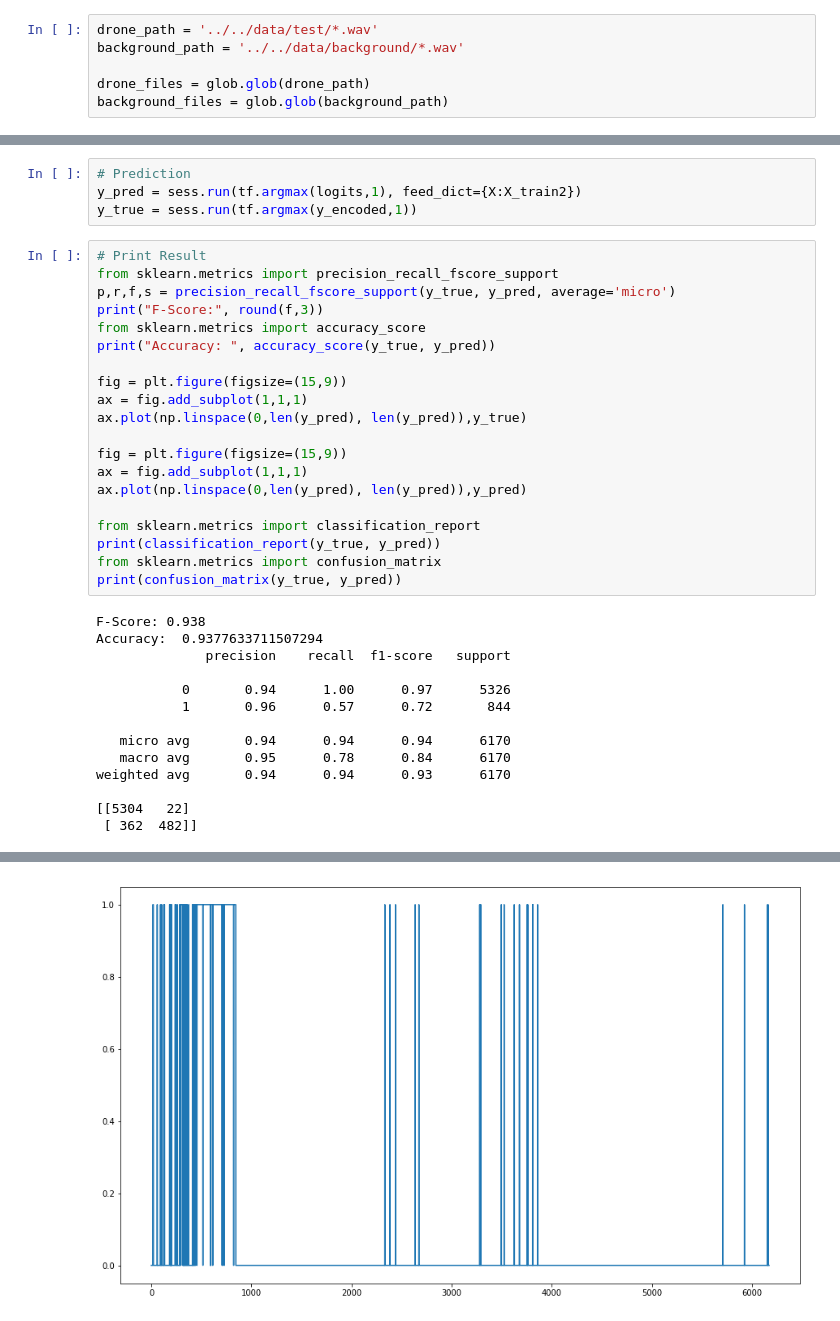
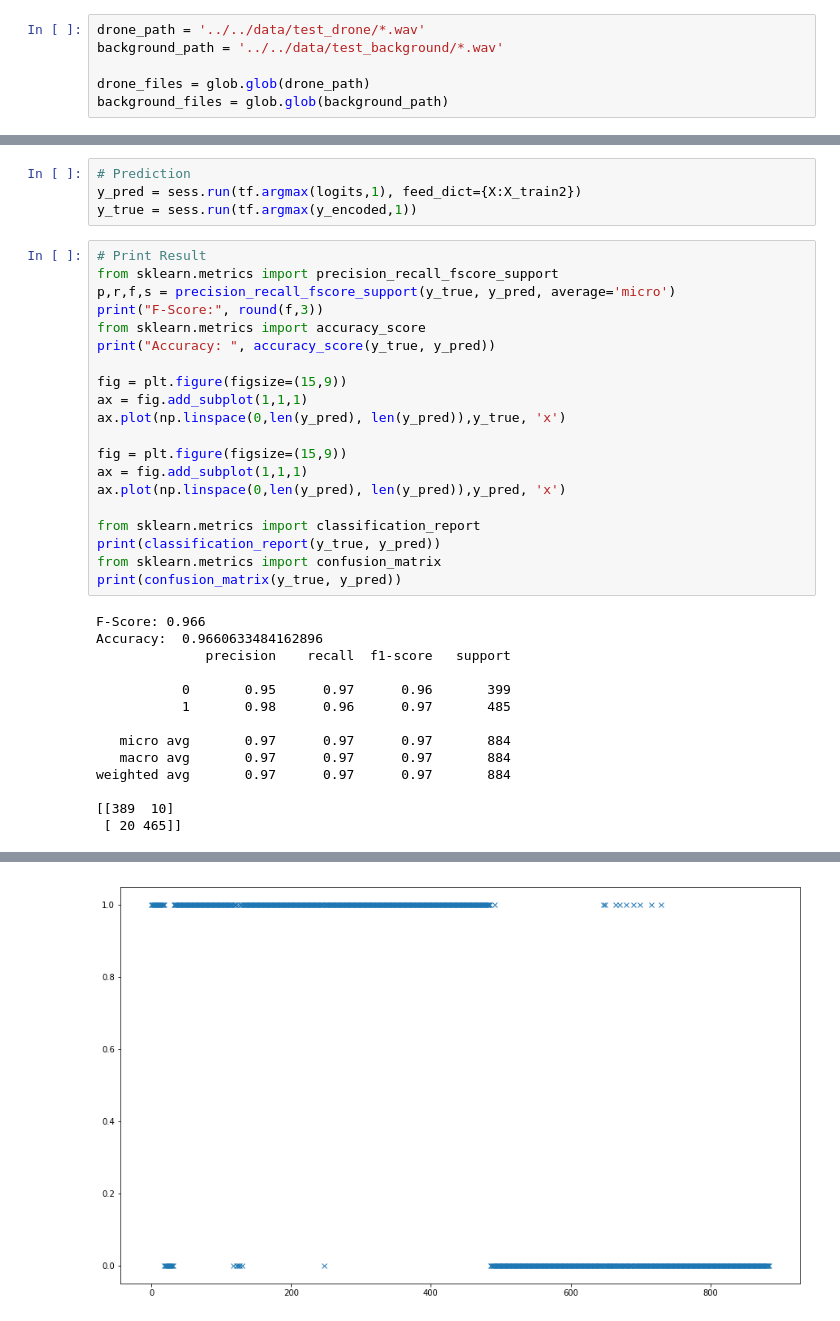
Before and after one commit to gunhoo/Drone-Tracking, a Jupyter notebook: notebook/CNN/CNN-Test-MultiLayer.ipynb, the cells around one changed output, grey strips where cells are left out. Cells and saved outputs as stored; diff of their text form.

```diff
--- a/notebook/CNN/CNN-Test-MultiLayer.ipynb
+++ b/notebook/CNN/CNN-Test-MultiLayer.ipynb
@@ -8,8 +8,8 @@ import librosa
 import tensorflow as tf
 import glob
 # %%
-drone_path = '../../data/test/*.wav'
-background_path = '../../data/background/*.wav'
+drone_path = '../../data/test_drone/*.wav'
+background_path = '../../data/test_background/*.wav'
 
 drone_files = glob.glob(drone_path)
 background_files = glob.glob(background_path)
@@ -130,27 +129,27 @@ print("Accuracy: ", accuracy_score(y_true, y_pred))
 
 fig = plt.figure(figsize=(15,9))
 ax = fig.add_subplot(1,1,1)
-ax.plot(np.linspace(0,len(y_pred), len(y_pred)),y_true)
+ax.plot(np.linspace(0,len(y_pred), len(y_pred)),y_true, 'x')
 
 fig = plt.figure(figsize=(15,9))
 ax = fig.add_subplot(1,1,1)
-ax.plot(np.linspace(0,len(y_pred), len(y_pred)),y_pred)
+ax.plot(np.linspace(0,len(y_pred), len(y_pred)),y_pred, 'x')
 
 from sklearn.metrics import classification_report
 print(classification_report(y_true, y_pred))
 from sklearn.metrics import confusion_matrix
 print(confusion_matrix(y_true, y_pred))
 # %% [output]
-F-Score: 0.938
-Accuracy:  0.9377633711507294
+F-Score: 0.966
+Accuracy:  0.9660633484162896
               precision    recall  f1-score   support
 
-           0       0.94      1.00      0.97      5326
-           1       0.96      0.57      0.72       844
+           0       0.95      0.97      0.96       399
+           1       0.98      0.96      0.97       485
 
-   micro avg       0.94      0.94      0.94      6170
-   macro avg       0.95      0.78      0.84      6170
-weighted avg       0.94      0.94      0.93      6170
+   micro avg       0.97      0.97      0.97       884
+   macro avg       0.97      0.97      0.97       884
+weighted avg       0.97      0.97      0.97       884
 
-[[5304   22]
- [ 362  482]]
+[[389  10]
+ [ 20 465]]
@@ -158 +157 @@ weighted avg       0.94      0.94      0.93      6170
-[figure, old version]
+[figure, new version]
```
Also changed, not shown: parts of 6 cells of this notebook, 16 other files.
